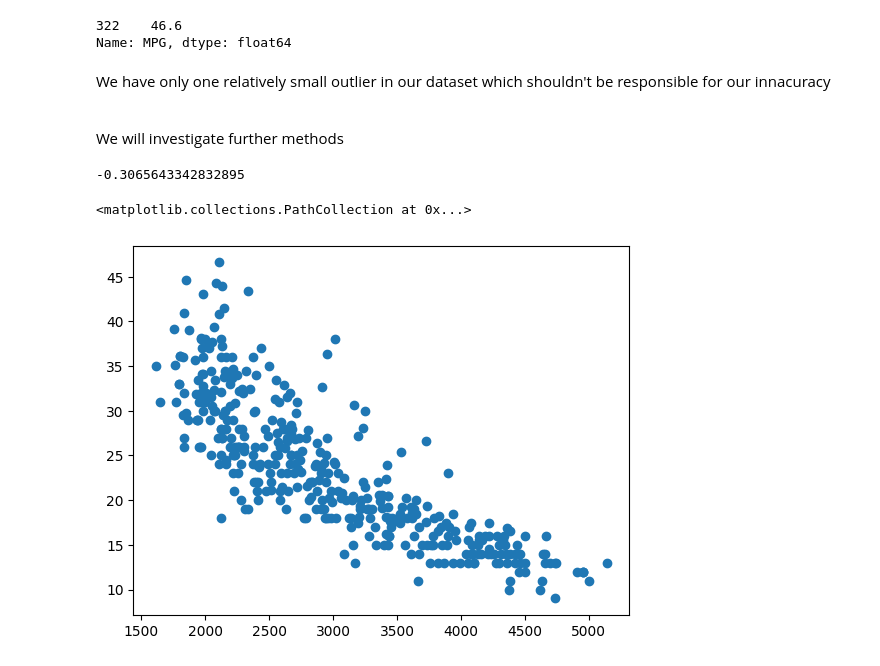
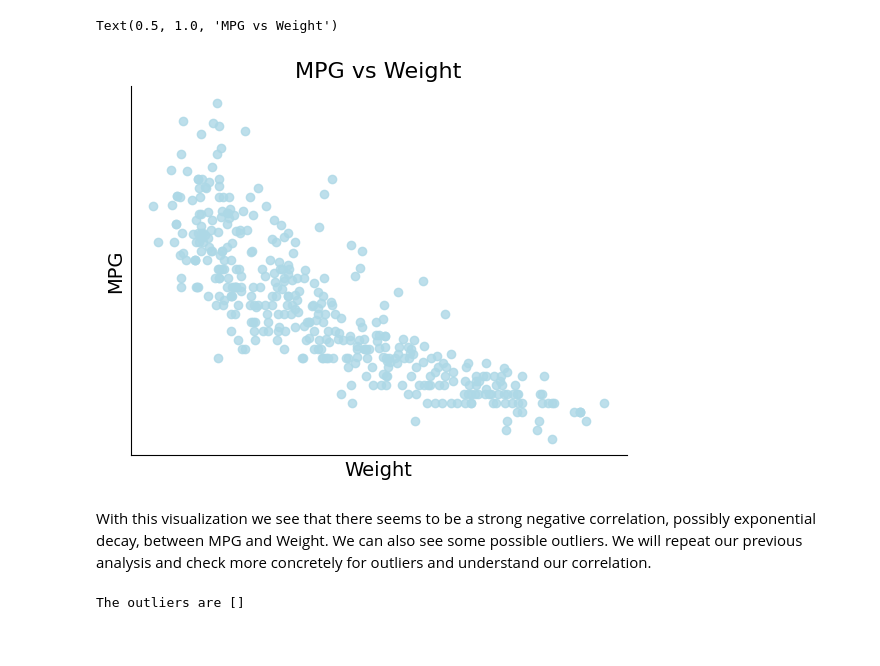
Before and after one commit to adenletchworth/Auto-MPG-Data-Analysis, a Jupyter notebook: dataAnalysis.ipynb, the cells around one changed output. Saved outputs shown, nothing was run; the diff lists cells and outputs as text; code cells hidden in the pictures.

```diff
--- a/dataAnalysis.ipynb
+++ b/dataAnalysis.ipynb
@@ -100,34 +118,41 @@ Analysis for our prediction (Not sure if needed or what methods we will use)
+# %%
+weight = df['Weight']
+
+plt.scatter(weight,y,c='lightblue',alpha=.8)
+
+fig = plt.figure(1,figsize=(8,6)) #changes the physical size of the plot
+
+plt.xticks([]) #Removes number labels
+plt.yticks([])
+
+plt.gca().spines['top'].set_visible(False) # Removes spines
+plt.gca().spines['right'].set_visible(False)
+
+ax=plt.gca() # get current axes
+
+ax.set_xlabel('Weight',fontsize=14) # Gives our axes a label
+ax.set_ylabel('MPG',fontsize=14)
+
+plt.title('MPG vs Weight',fontsize=16) # Give our plot a title
+# %% [output]
+Text(0.5, 1.0, 'MPG vs Weight')
+[figure, added]
+# %% [markdown]
+With this visualization we see that there seems to be a strong negative correlation, possibly exponential decay, between MPG and Weight. We can also see some possible outliers. We will repeat our previous analysis and check more concretely for outliers and understand our correlation.
 # %%
-Q1 = y.quantile(0.25) # Calculate our quartiles
-Q3 = y.quantile(0.75)
+Q1 = weight.quantile(0.25) # Calculate our quartiles
+Q3 = weight.quantile(0.75)
 
 IQR = Q3 - Q1 # Get our IQR
 
 upper = Q3 + (1.5 * IQR) # Find our lower and upper outlier bounds
 lower = Q1 - (1.5 * IQR)
 
-outliers = df['MPG'][(y < lower) | (y > upper)] # search for outliers
-print(outliers)
+outliers = df['Weight'][(weight < lower) | (weight > upper)].values # search for outliers
+
+print(f"The outliers are {outliers}")
 # %% [output]
-322    46.6
-Name: MPG, dtype: float64
+The outliers are []
-# %% [markdown]
-We have only one relatively small outlier in our dataset which shouldn't be responsible for our innacuracy
-
-
-<br>
-We will investigate further methods
-# %%
-weight = df['Weight']
-
-weightCorr = weight.corr(x,method='pearson')
-print(weightCorr)
-
-plt.scatter(weight,y)
-# %% [output]
--0.3065643342832895
-<matplotlib.collections.PathCollection at 0x...>
-[figure, removed]
 # %%
 multiple_x = df[['Model Year', 'Weight']].values # creating an x intercept with Model Year and Weight
 
```
Also changed, not shown: parts of 18 cells of this notebook.
